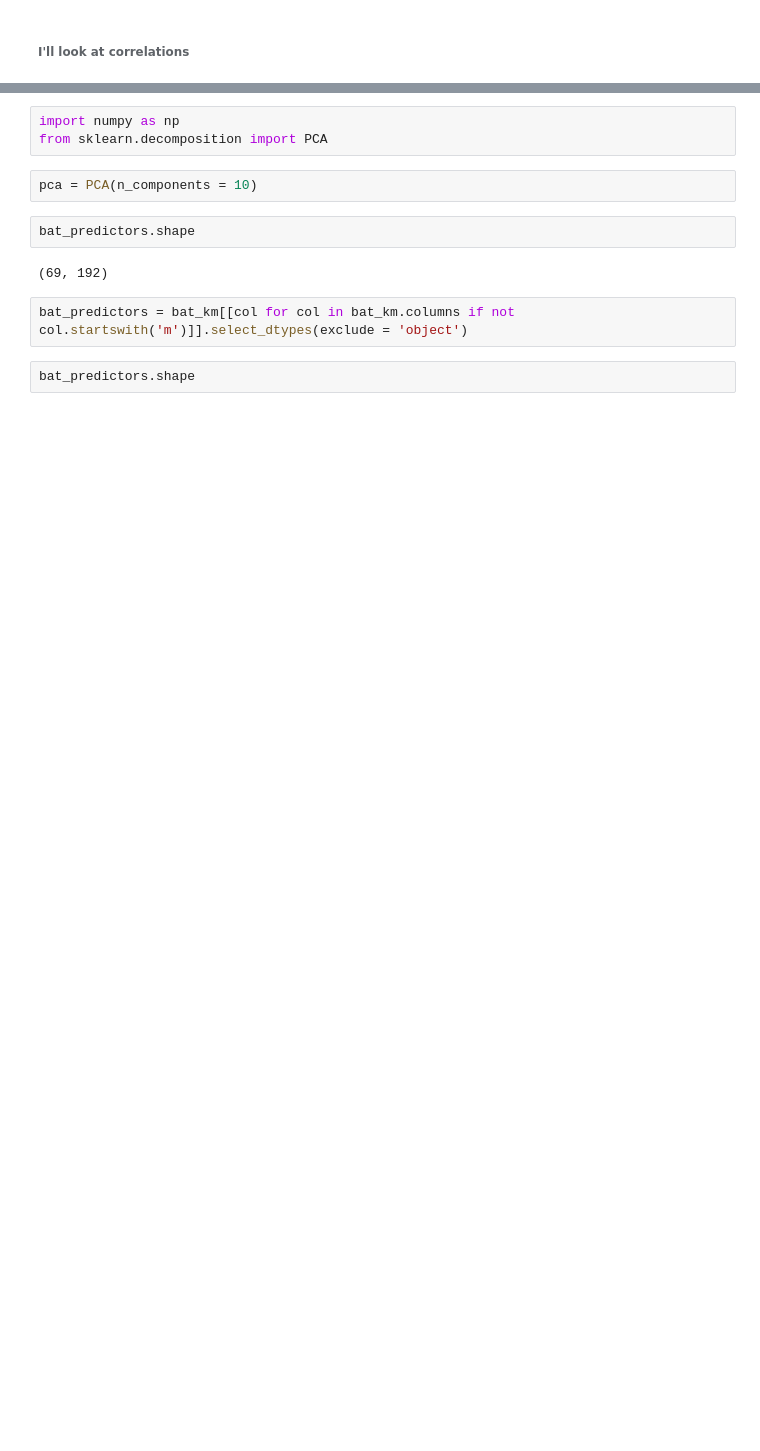
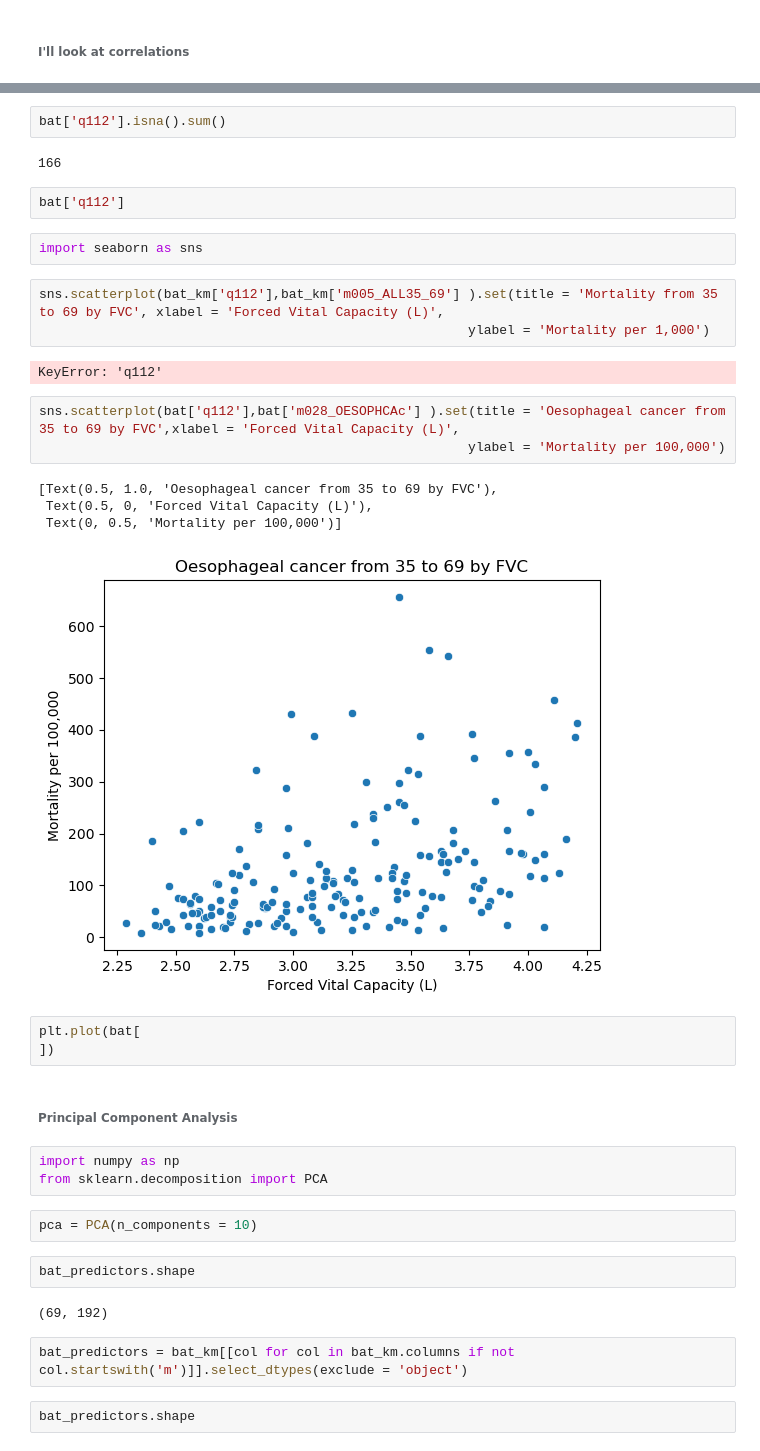
Before and after one commit to colbytse/community_health_project, a Jupyter notebook: modeling_wm.ipynb, the cells around one changed output, grey strips where cells are left out. Saved outputs shown, nothing was run; the diff lists cells and outputs as text; blank space fills up the shorter version.

```diff
--- a/modeling_wm.ipynb
+++ b/modeling_wm.ipynb
@@ -329,4 +344,30 @@ g003              0.402841
 Name: m005_ALL35_69, dtype: float64
+# %%
+bat['q112'].isna().sum()
+# %% [output]
+166
+# %%
+bat['q112']
+# %%
+import seaborn as sns
+# %%
+sns.scatterplot(bat_km['q112'],bat_km['m005_ALL35_69'] ).set(title = 'Mortality from 35 to 69 by FVC', xlabel = 'Forced Vital Capacity (L)',
+                                                       ylabel = 'Mortality per 1,000')
+# %% [output]
+KeyError: 'q112'
+# %%
+sns.scatterplot(bat['q112'],bat['m028_OESOPHCAc'] ).set(title = 'Oesophageal cancer from 35 to 69 by FVC',xlabel = 'Forced Vital Capacity (L)',
+                                                       ylabel = 'Mortality per 100,000')
+# %% [output]
+[Text(0.5, 1.0, 'Oesophageal cancer from 35 to 69 by FVC'),
+ Text(0.5, 0, 'Forced Vital Capacity (L)'),
+ Text(0, 0.5, 'Mortality per 100,000')]
+[figure, added]
+# %%
+plt.plot(bat[
+])
+# %% [markdown]
+###### Principal Component Analysis
 # %%
 import numpy as np
 from sklearn.decomposition import PCA
```
Also changed, not shown: parts of 5 cells of this notebook, 1 other file.
